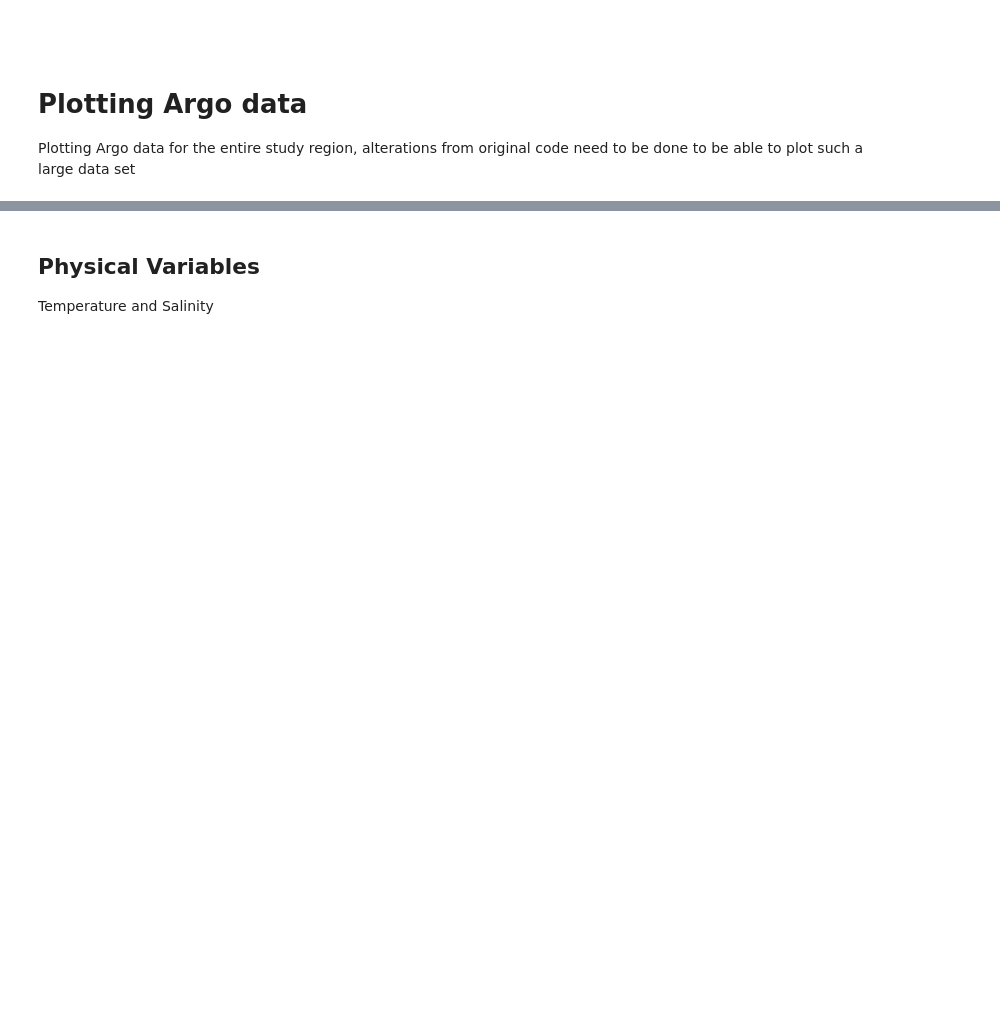
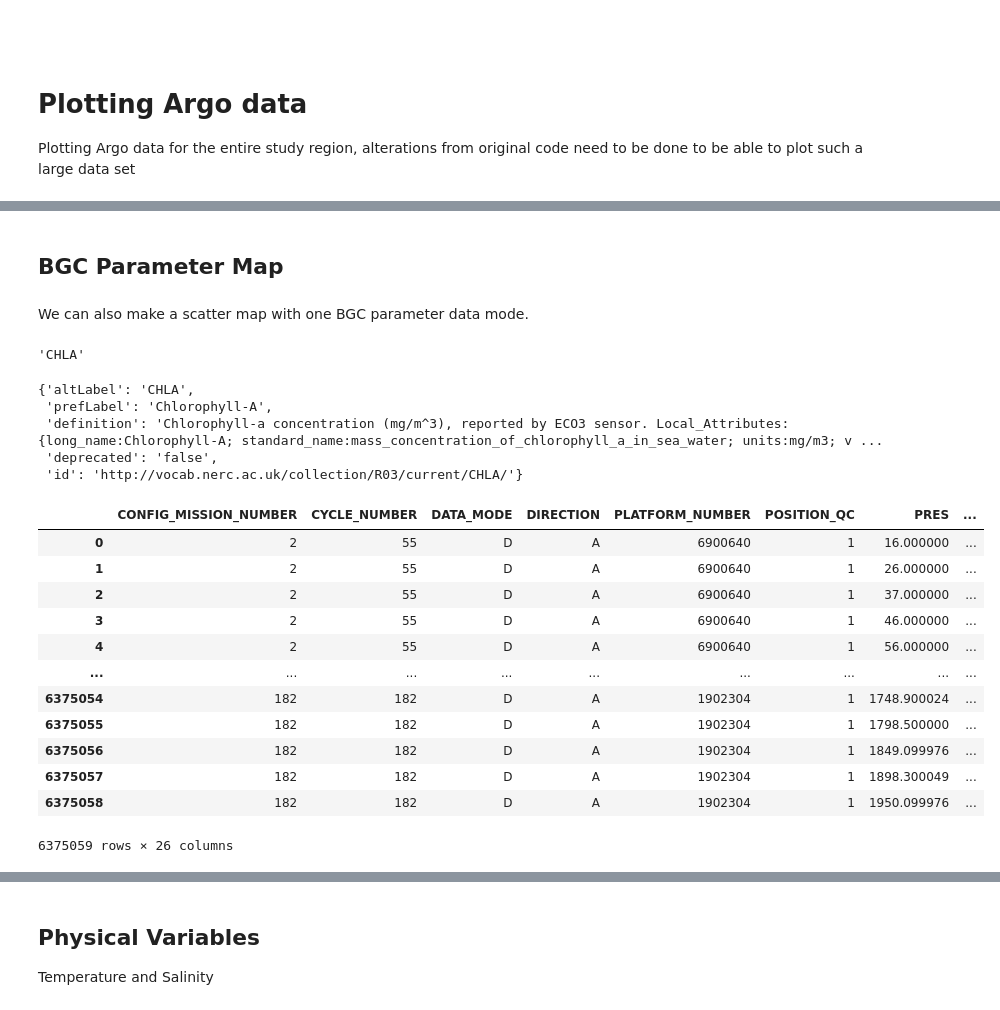
Before and after one commit to ROYVNZ/Mas, a Jupyter notebook: scripts/Argo_Region_Plot.ipynb, the cells around one changed output, grey strips where cells are left out. Cells and saved outputs as stored; diff of their text form; code cells hidden in the pictures; blank space fills up the shorter version.

Commit message:
Argo Workflow

```diff
--- a/scripts/Argo_Region_Plot.ipynb
+++ b/scripts/Argo_Region_Plot.ipynb
@@ -45 +48,4 @@ Index(['TIME', 'LONGITUDE', 'LATITUDE', 'PRES', 'TEMP', 'PSAL', 'PSAL_QC',
       dtype='object')
+# %%
+# Loading data set
+df = pd.read_parquet('../data/argo/argo_pq/icb_floats_table.parquet')
@@ -45,0 +112,37 @@ Index(['TIME', 'LONGITUDE', 'LATITUDE', 'PRES', 'TEMP', 'PSAL', 'PSAL_QC',
+# %% [markdown]
+## BGC Parameter Map
+# %% [markdown]
+We can also make a scatter map with one BGC parameter data mode.
+# %%
+# Randomly select one BGC parameter to work with:
+a_param = bgc_params[np.random.randint(len(bgc_params))]
+a_param
+# %% [output]
+'CHLA'
+# %%
+# Get more verbose information about this parameter (usefull for plot titles):
+reftbl = ArgoNVSReferenceTables().tbl('R03')
+param_info = reftbl[reftbl['altLabel']==a_param].iloc[0].to_dict()
+param_info
+# %% [output]
+{'altLabel': 'CHLA',
+ 'prefLabel': 'Chlorophyll-A',
+ 'definition': 'Chlorophyll-a concentration (mg/m^3), reported by ECO3 sensor. Local_Attributes:{long_name:Chlorophyll-A; standard_name:mass_concentration_of_chlorophyll_a_in_sea_water; units:mg/m3; v ...
+ 'deprecated': 'false',
+ 'id': 'http://vocab.nerc.ac.uk/collection/R03/current/CHLA/'}
+# %%
+df
+# %% [output]
+|  | CONFIG_MISSION_NUMBER | CYCLE_NUMBER | DATA_MODE | DIRECTION | PLATFORM_NUMBER | POSITION_QC | PRES | ... |
+| 0 | 2 | 55 | D | A | 6900640 | 1 | 16.000000 | ... |
+| 1 | 2 | 55 | D | A | 6900640 | 1 | 26.000000 | ... |
+| 2 | 2 | 55 | D | A | 6900640 | 1 | 37.000000 | ... |
+| 3 | 2 | 55 | D | A | 6900640 | 1 | 46.000000 | ... |
+| 4 | 2 | 55 | D | A | 6900640 | 1 | 56.000000 | ... |
+| ... | ... | ... | ... | ... | ... | ... | ... | ... |
+| 6375054 | 182 | 182 | D | A | 1902304 | 1 | 1748.900024 | ... |
+| 6375055 | 182 | 182 | D | A | 1902304 | 1 | 1798.500000 | ... |
+| 6375056 | 182 | 182 | D | A | 1902304 | 1 | 1849.099976 | ... |
+| 6375057 | 182 | 182 | D | A | 1902304 | 1 | 1898.300049 | ... |
+| 6375058 | 182 | 182 | D | A | 1902304 | 1 | 1950.099976 | ... |
+6375059 rows × 26 columns
```
Also changed, not shown: parts of 15 cells of this notebook, 3 other files.
